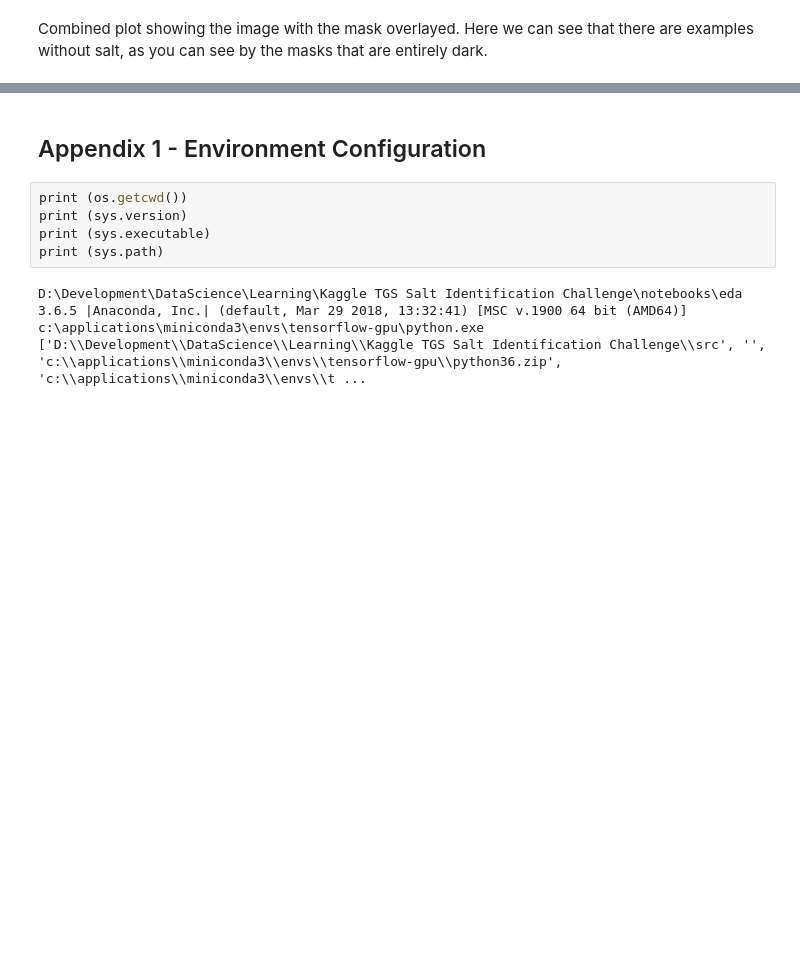
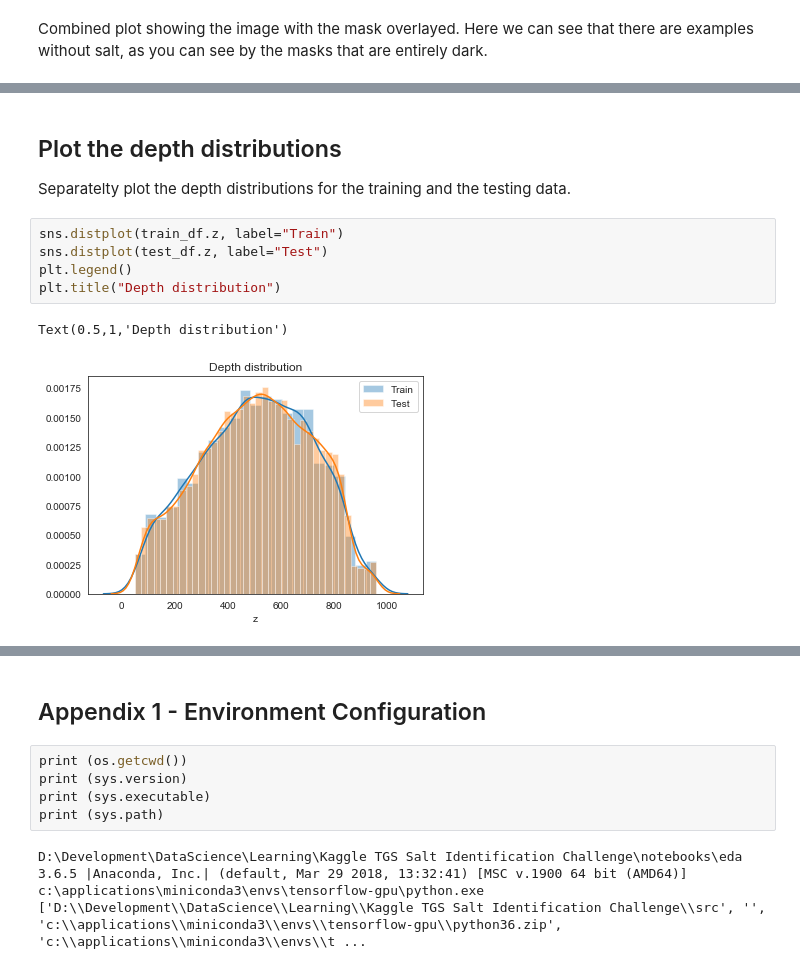
Before and after one commit to FlipWebApps/Kaggle-TGS-Salt-Identification-Challenge, a Jupyter notebook: notebooks/eda/eda.ipynb, the cells around one changed output, grey strips where cells are left out. Drawn from its saved outputs; the diff is of its cells as text; blank space fills up the shorter version.

```diff
--- a/notebooks/eda/eda.ipynb
+++ b/notebooks/eda/eda.ipynb
@@ -127,0 +184,11 @@ for j, img_name in enumerate(ids):
+# %% [markdown]
+## Plot the depth distributions
+Separatelty plot the depth distributions for the training and the testing data.
+# %%
+sns.distplot(train_df.z, label="Train")
+sns.distplot(test_df.z, label="Test")
+plt.legend()
+plt.title("Depth distribution")
+# %% [output]
+Text(0.5,1,'Depth distribution')
+[figure, added]
```
Also changed, not shown: parts of 21 cells of this notebook, 5 other files.
